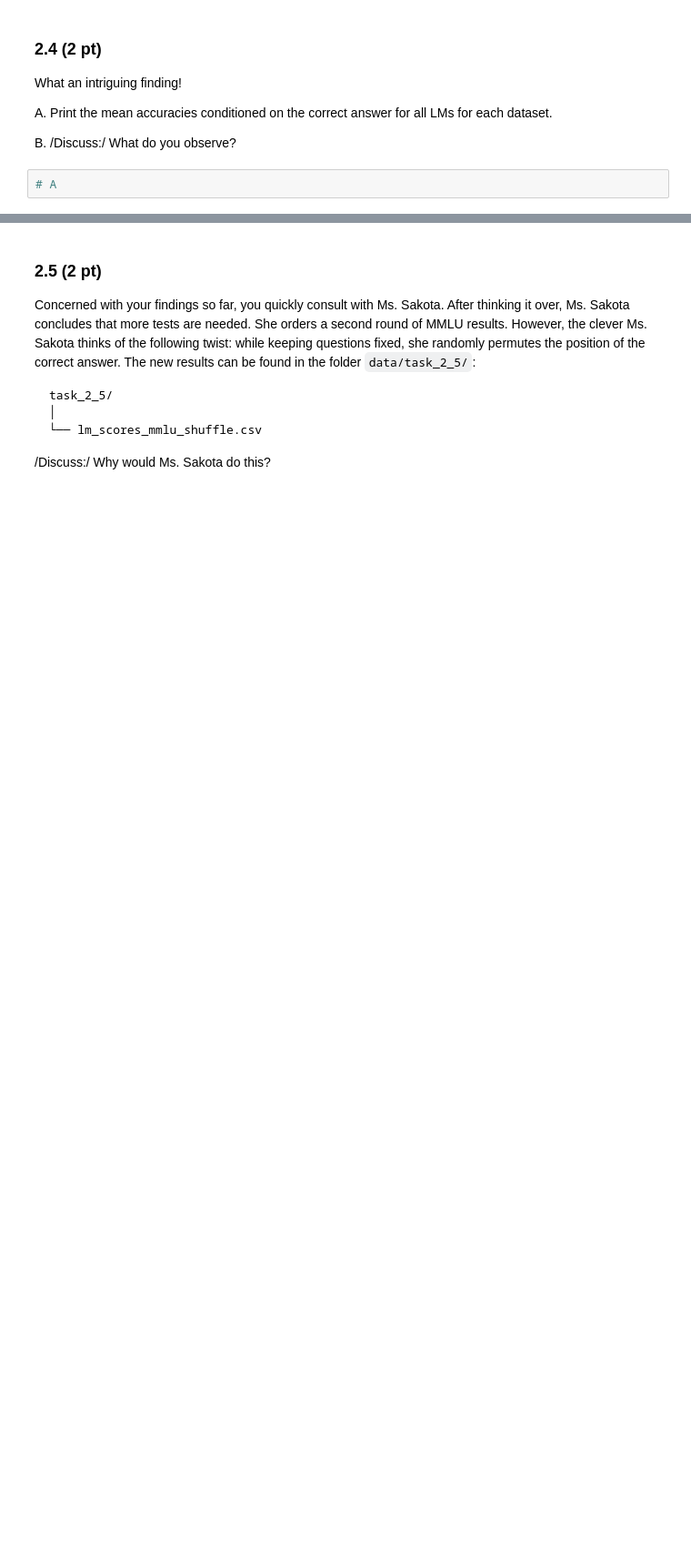
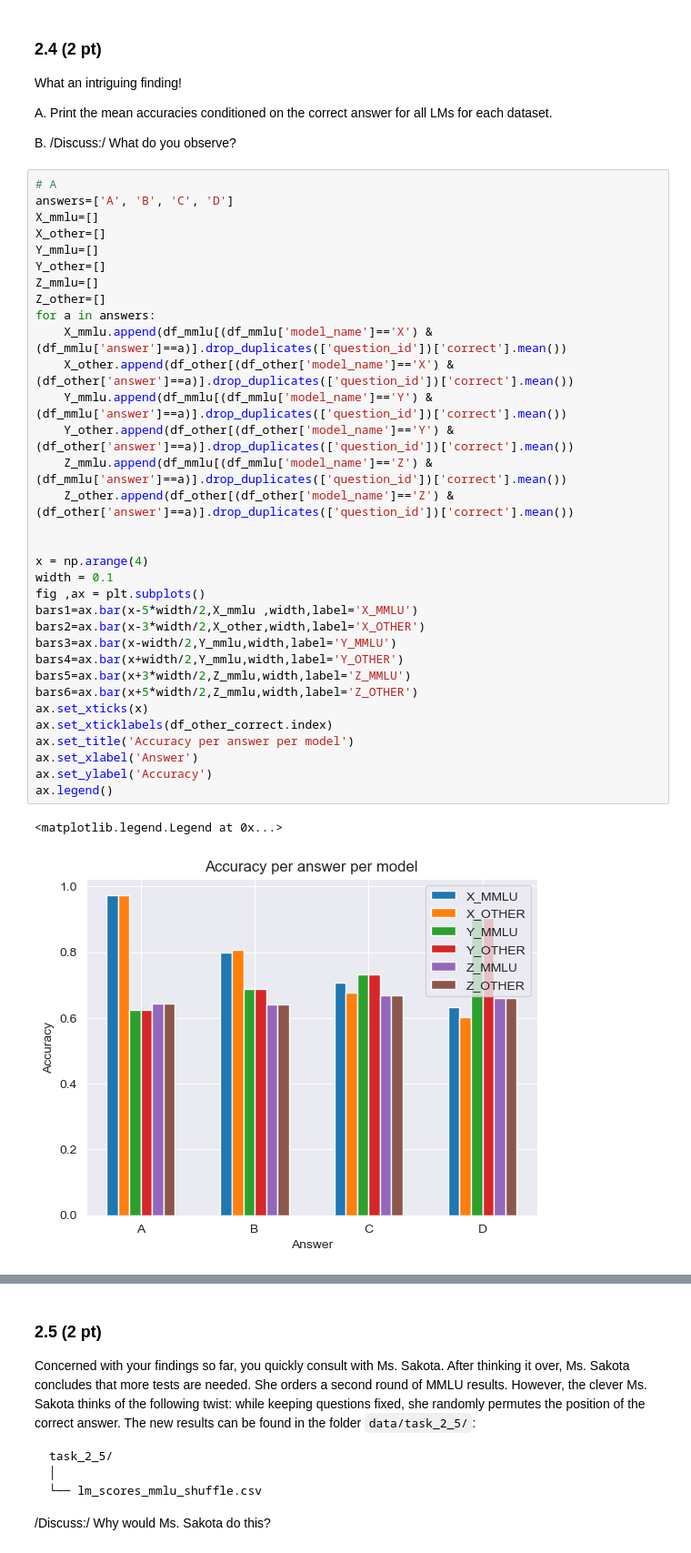
Before and after one commit to aiglegivree/ada_2025, a Jupyter notebook: Homework/01_PROJECT_NEUTRALITY/analysis.ipynb, the cells around one changed output, grey strips where cells are left out. Shown: that part at 91% size. Cells and saved outputs as stored; diff of their text form; blank space fills up the shorter version.

```diff
--- a/Homework/01_PROJECT_NEUTRALITY/analysis.ipynb
+++ b/Homework/01_PROJECT_NEUTRALITY/analysis.ipynb
@@ -523,4 +539,38 @@ A. Print the mean accuracies conditioned on the correct answer for all LMs for e
 B. /Discuss:/ What do you observe?
 # %%
 # A
+answers=['A', 'B', 'C', 'D']
+X_mmlu=[]
+X_other=[]
+Y_mmlu=[]
+Y_other=[]
+Z_mmlu=[]
+Z_other=[]
+for a in answers:
+    X_mmlu.append(df_mmlu[(df_mmlu['model_name']=='X') & (df_mmlu['answer']==a)].drop_duplicates(['question_id'])['correct'].mean())
+    X_other.append(df_other[(df_other['model_name']=='X') & (df_other['answer']==a)].drop_duplicates(['question_id'])['correct'].mean())
+    Y_mmlu.append(df_mmlu[(df_mmlu['model_name']=='Y') & (df_mmlu['answer']==a)].drop_duplicates(['question_id'])['correct'].mean())
+    Y_other.append(df_other[(df_other['model_name']=='Y') & (df_other['answer']==a)].drop_duplicates(['question_id'])['correct'].mean())
+    Z_mmlu.append(df_mmlu[(df_mmlu['model_name']=='Z') & (df_mmlu['answer']==a)].drop_duplicates(['question_id'])['correct'].mean())
+    Z_other.append(df_other[(df_other['model_name']=='Z') & (df_other['answer']==a)].drop_duplicates(['question_id'])['correct'].mean())
+
+
+x = np.arange(4)
+width = 0.1
+fig ,ax = plt.subplots()
+bars1=ax.bar(x-5*width/2,X_mmlu ,width,label='X_MMLU')
+bars2=ax.bar(x-3*width/2,X_other,width,label='X_OTHER')
+bars3=ax.bar(x-width/2,Y_mmlu,width,label='Y_MMLU')
+bars4=ax.bar(x+width/2,Y_mmlu,width,label='Y_OTHER')
+bars5=ax.bar(x+3*width/2,Z_mmlu,width,label='Z_MMLU')
+bars6=ax.bar(x+5*width/2,Z_mmlu,width,label='Z_OTHER')
+ax.set_xticks(x)
+ax.set_xticklabels(df_other_correct.index)
+ax.set_title('Accuracy per answer per model')
+ax.set_xlabel('Answer')
+ax.set_ylabel('Accuracy')
+ax.legend()
+# %% [output]
+<matplotlib.legend.Legend at 0x...>
+[figure, added]
 # %% [markdown]
```
Also changed, not shown: parts of 21 cells of this notebook.
